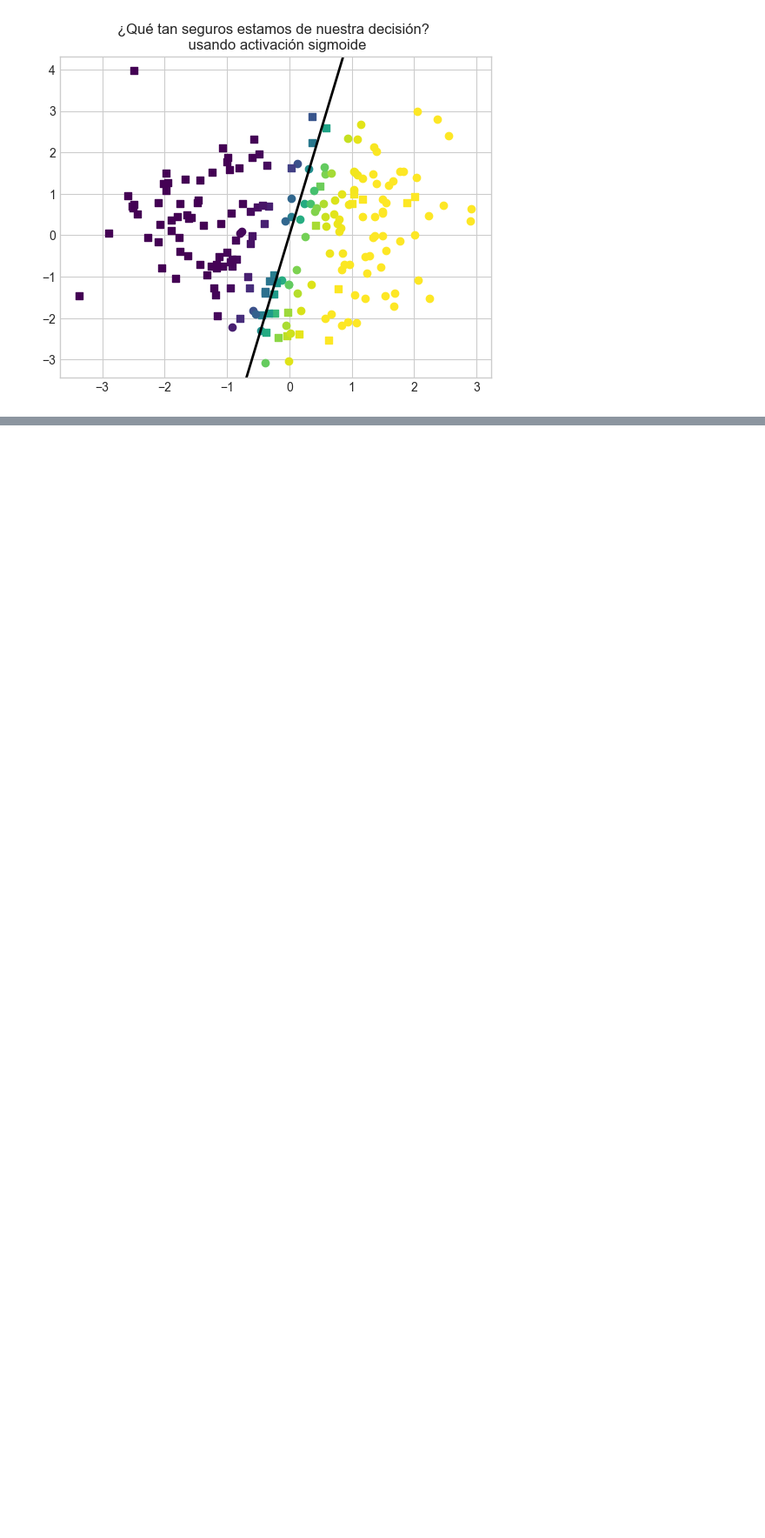
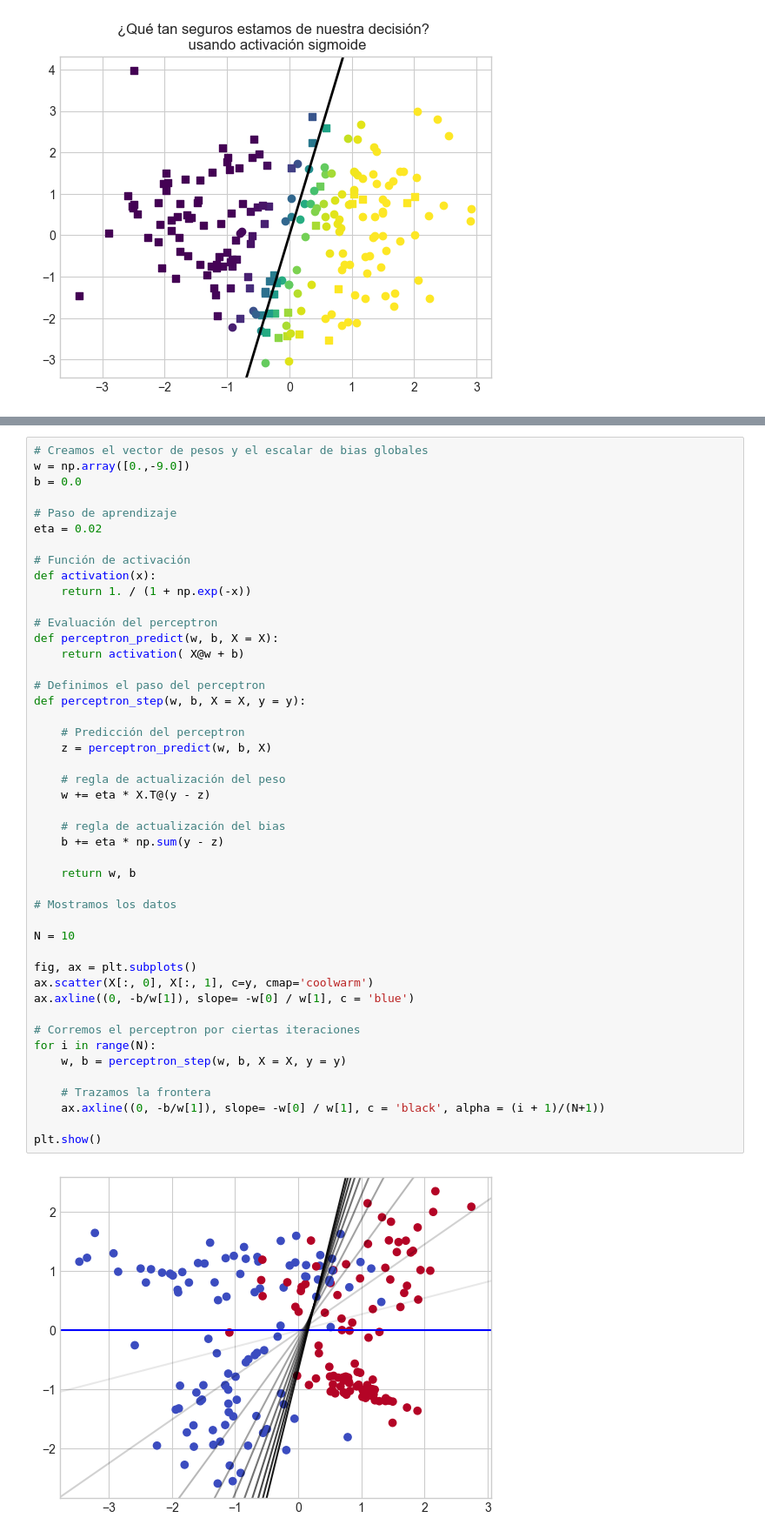
Before and after one commit to saacostad/ComputationalAstroPhysics, a Jupyter notebook: Final Project/Notebook_Observatorio_Aprende_a_Mirar.ipynb, the cells around one changed output, grey strips where cells are left out. Shown at 87% size. Drawn from its saved outputs; the diff is of its cells as text; blank space fills up the shorter version.

Commit message:
Finished explained perceptron

```diff
--- a/Final Project/Notebook_Observatorio_Aprende_a_Mirar.ipynb
+++ b/Final Project/Notebook_Observatorio_Aprende_a_Mirar.ipynb
@@ -780 +711,49 @@ Si se equivoca, corrige.
 </div>
+# %%
+# Creamos el vector de pesos y el escalar de bias globales
+w = np.array([0.,-9.0])
+b = 0.0
+
+# Paso de aprendizaje
+eta = 0.02
+
+# Función de activación
+def activation(x):
+    return 1. / (1 + np.exp(-x))
+
+# Evaluación del perceptron
+def perceptron_predict(w, b, X = X):
+    return activation( X@w + b)
+
+# Definimos el paso del perceptron
+def perceptron_step(w, b, X = X, y = y):
+
+    # Predicción del perceptron
+    z = perceptron_predict(w, b, X)
+
+    # regla de actualización del peso
+    w += eta * X.T@(y - z)
+
+    # regla de actualización del bias
+    b += eta * np.sum(y - z)
+
+    return w, b
+
+# Mostramos los datos
+
+N = 10
+
+fig, ax = plt.subplots()
+ax.scatter(X[:, 0], X[:, 1], c=y, cmap='coolwarm')
+ax.axline((0, -b/w[1]), slope= -w[0] / w[1], c = 'blue')
+
+# Corremos el perceptron por ciertas iteraciones
+for i in range(N):
+    w, b = perceptron_step(w, b, X = X, y = y)
+
+    # Trazamos la frontera
+    ax.axline((0, -b/w[1]), slope= -w[0] / w[1], c = 'black', alpha = (i + 1)/(N+1))
+
+plt.show()
+# %% [output]
+[figure, added]
```
Also changed, not shown: parts of 17 cells of this notebook.
